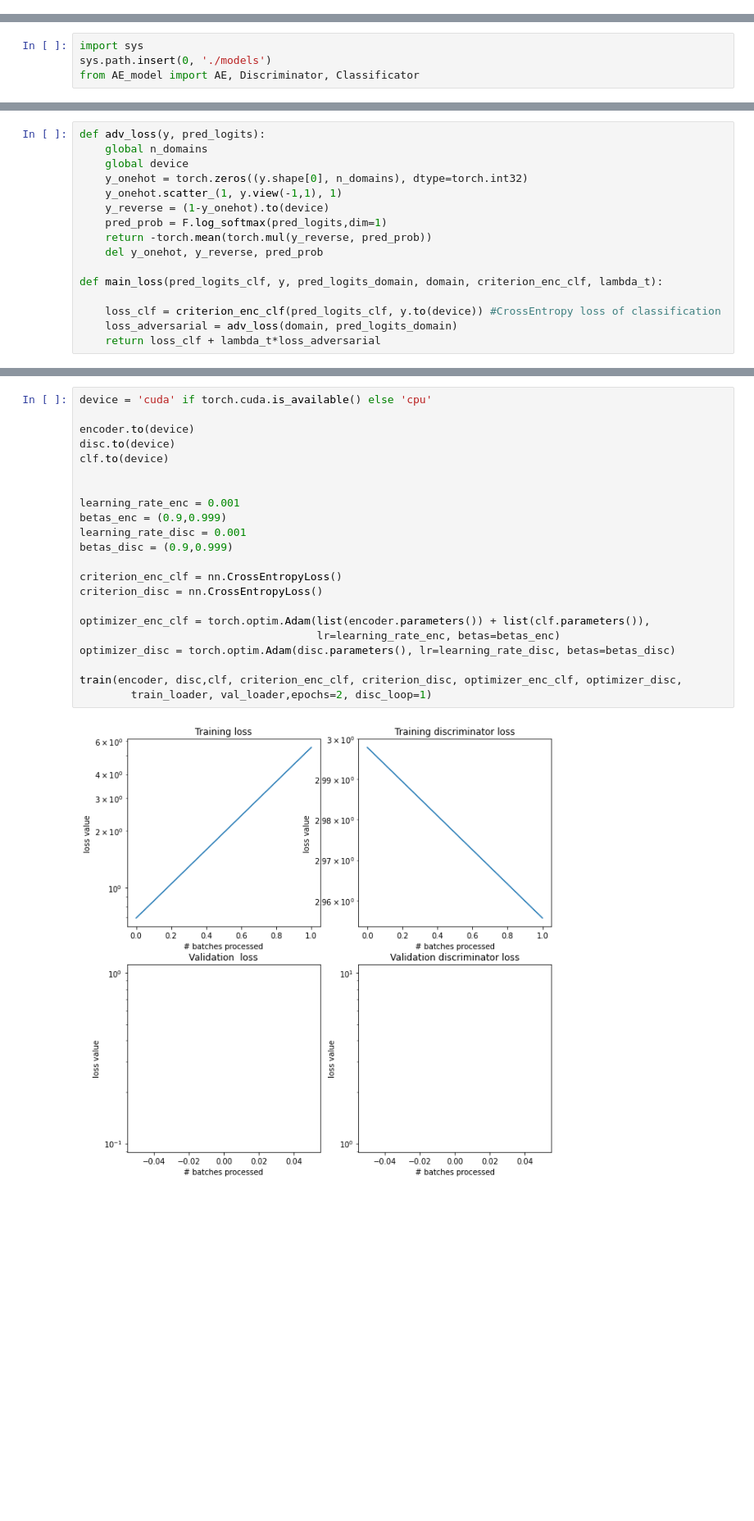
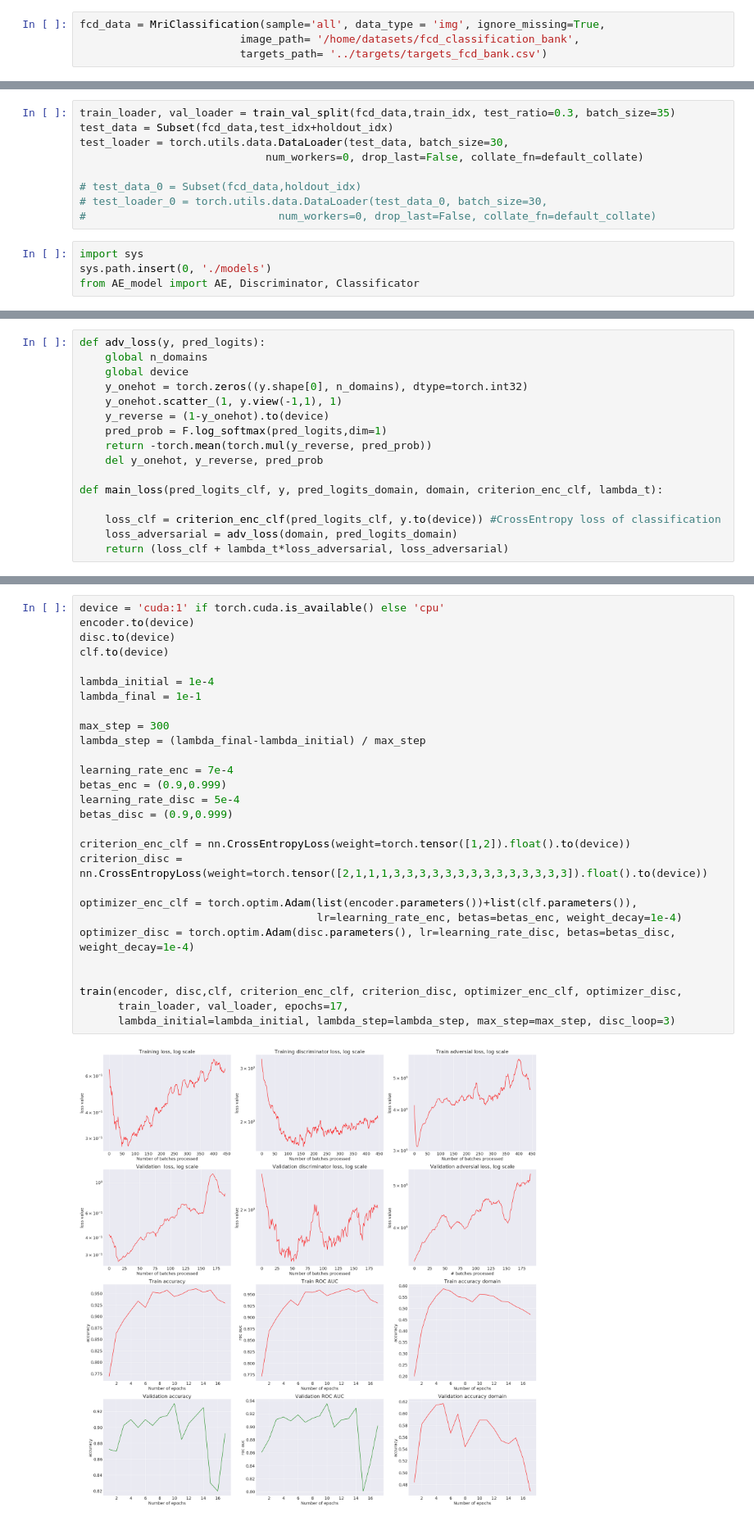
Before and after one commit to kondratevakate/mri-epilepsy-diagnosis, a Jupyter notebook: classification/train_ENC_CLF.ipynb, the cells around one changed output, grey strips where cells are left out. Shown at 82% size. Drawn from its saved outputs; the diff is of its cells as text; blank space fills up the shorter version.

```diff
--- a/classification/train_ENC_CLF.ipynb
+++ b/classification/train_ENC_CLF.ipynb
@@ -50,0 +42,4 @@ val_loader = torch.utils.data.DataLoader(val_dataset, batch_size=batch_size, shu
+# %%
+fcd_data = MriClassification(sample='all', data_type = 'img', ignore_missing=True,
+                         image_path= '/home/datasets/fcd_classification_bank',
+                         targets_path= '../targets/targets_fcd_bank.csv')
@@ -51,3 +234,12 @@ val_loader = torch.utils.data.DataLoader(val_dataset, batch_size=batch_size, shu
+# %%
+train_loader, val_loader = train_val_split(fcd_data,train_idx, test_ratio=0.3, batch_size=35)
+test_data = Subset(fcd_data,test_idx+holdout_idx)
+test_loader = torch.utils.data.DataLoader(test_data, batch_size=30,
+                             num_workers=0, drop_last=False, collate_fn=default_collate)
+
+# test_data_0 = Subset(fcd_data,holdout_idx)
+# test_loader_0 = torch.utils.data.DataLoader(test_data_0, batch_size=30,
+#                              num_workers=0, drop_last=False, collate_fn=default_collate)
 # %%
 import sys
 sys.path.insert(0, './models')
@@ -93,4 +356,4 @@ def main_loss(pred_logits_clf, y, pred_logits_domain, domain, criterion_enc_clf,
 
     loss_clf = criterion_enc_clf(pred_logits_clf, y.to(device)) #CrossEntropy loss of classification
     loss_adversarial = adv_loss(domain, pred_logits_domain)
-    return loss_clf + lambda_t*loss_adversarial
+    return (loss_clf + lambda_t*loss_adversarial, loss_adversarial)
@@ -247,26 +622,32 @@ encoder = AE(**ae_kwargs).enc
 disc = Discriminator(**discriminator_kwargs)
 clf = Classificator(**classificator_kwargs)
 # %%
-device = 'cuda' if torch.cuda.is_available() else 'cpu'
-
+device = 'cuda:1' if torch.cuda.is_available() else 'cpu'
 encoder.to(device)
 disc.to(device)
 clf.to(device)
 
+lambda_initial = 1e-4
+lambda_final = 1e-1
 
-learning_rate_enc = 0.001
+max_step = 300
+lambda_step = (lambda_final-lambda_initial) / max_step
+
+learning_rate_enc = 7e-4
 betas_enc = (0.9,0.999)
-learning_rate_disc = 0.001
+learning_rate_disc = 5e-4
 betas_disc = (0.9,0.999)
 
-criterion_enc_clf = nn.CrossEntropyLoss()
-criterion_disc = nn.CrossEntropyLoss()
+criterion_enc_clf = nn.CrossEntropyLoss(weight=torch.tensor([1,2]).float().to(device))
+criterion_disc = nn.CrossEntropyLoss(weight=torch.tensor([2,1,1,1,3,3,3,3,3,3,3,3,3,3,3,3,3,3]).float().to(device))
 
-optimizer_enc_clf = torch.optim.Adam(list(encoder.parameters()) + list(clf.parameters()),
-                                     lr=learning_rate_enc, betas=betas_enc)
-optimizer_disc = torch.optim.Adam(disc.parameters(), lr=learning_rate_disc, betas=betas_disc)
+optimizer_enc_clf = torch.optim.Adam(list(encoder.parameters())+list(clf.parameters()),
+                                     lr=learning_rate_enc, betas=betas_enc, weight_decay=1e-4)
+optimizer_disc = torch.optim.Adam(disc.parameters(), lr=learning_rate_disc, betas=betas_disc, weight_decay=1e-4)
+
 
 train(encoder, disc,clf, criterion_enc_clf, criterion_disc, optimizer_enc_clf, optimizer_disc,
-        train_loader, val_loader,epochs=2, disc_loop=1)
+      train_loader, val_loader, epochs=17,
+      lambda_initial=lambda_initial, lambda_step=lambda_step, max_step=max_step, disc_loop=3)
 # %% [output]
-[figure, old version]
+[figure, new version]
```
Also changed, not shown: parts of 31 cells of this notebook, 5 other files.
